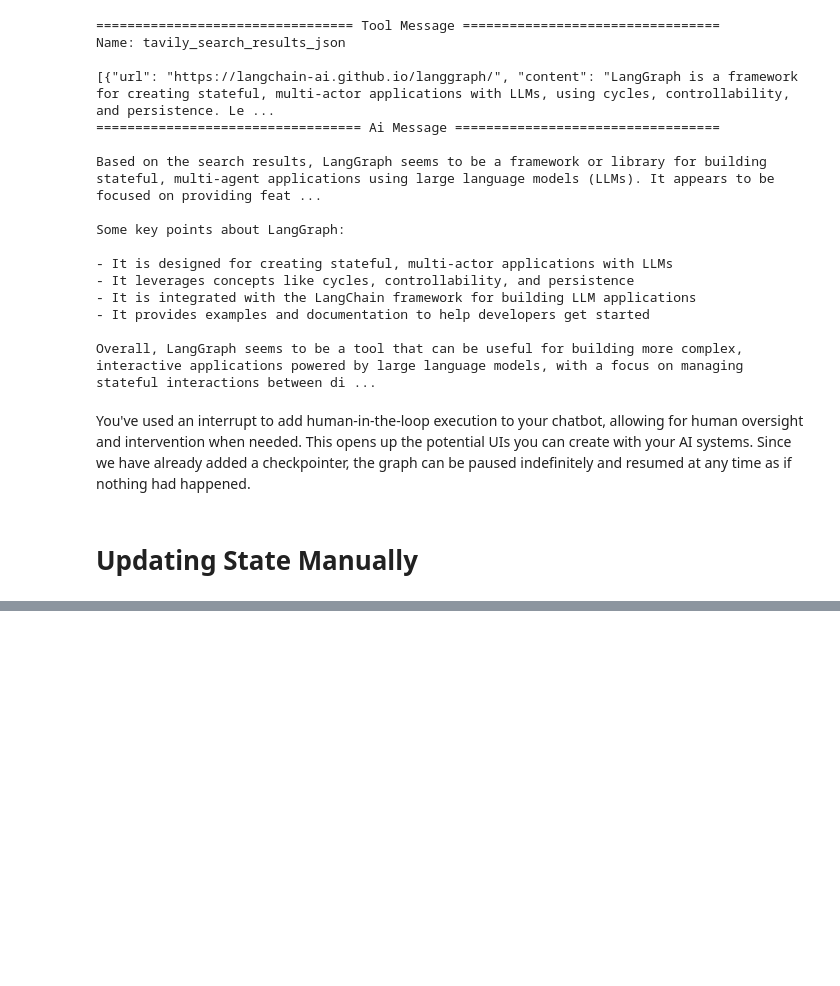
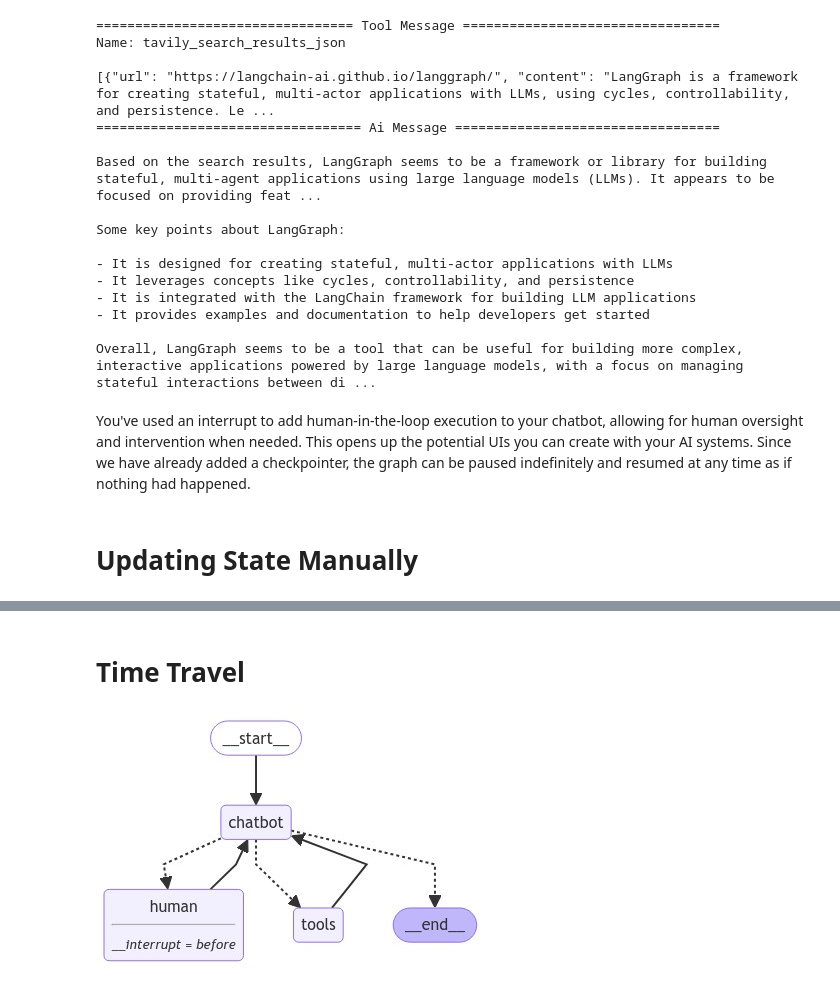
Before and after one commit to aminteer/lang_graph_exploration, a Jupyter notebook: langgraph_websearch_tool.ipynb, the cells around one changed output, grey strips where cells are left out. Drawn from its saved outputs; the diff is of its cells as text; code cells hidden in the pictures; blank space fills up the shorter version.

```diff
--- a/langgraph_websearch_tool.ipynb
+++ b/langgraph_websearch_tool.ipynb
@@ -470,0 +797,3 @@ for event in events:
+# %%
+snapshot = graph.get_state(config)
+snapshot.next
@@ -470,0 +802,8 @@ for event in events:
+# %%
+ai_message = snapshot.values["messages"][-1]
+human_response = (
+    "We, the experts are here to help! We'd recommend you check out LangGraph to build your agent."
+    " It's much more reliable and extensible than simple autonomous agents."
+)
+tool_message = create_response(human_response, ai_message)
+graph.update_state(config, {"messages": [tool_message]})
@@ -470,0 +828,2 @@ for event in events:
+# %% [markdown]
+# Time Travel
@@ -470,0 +931,10 @@ for event in events:
+# %%
+from IPython.display import Image, display
+
+try:
+    display(Image(graph.get_graph().draw_mermaid_png()))
+except Exception:
+    # This requires some extra dependencies and is optional
+    pass
+# %% [output]
+[figure, added]
```
Also changed, not shown: parts of 37 cells of this notebook.
